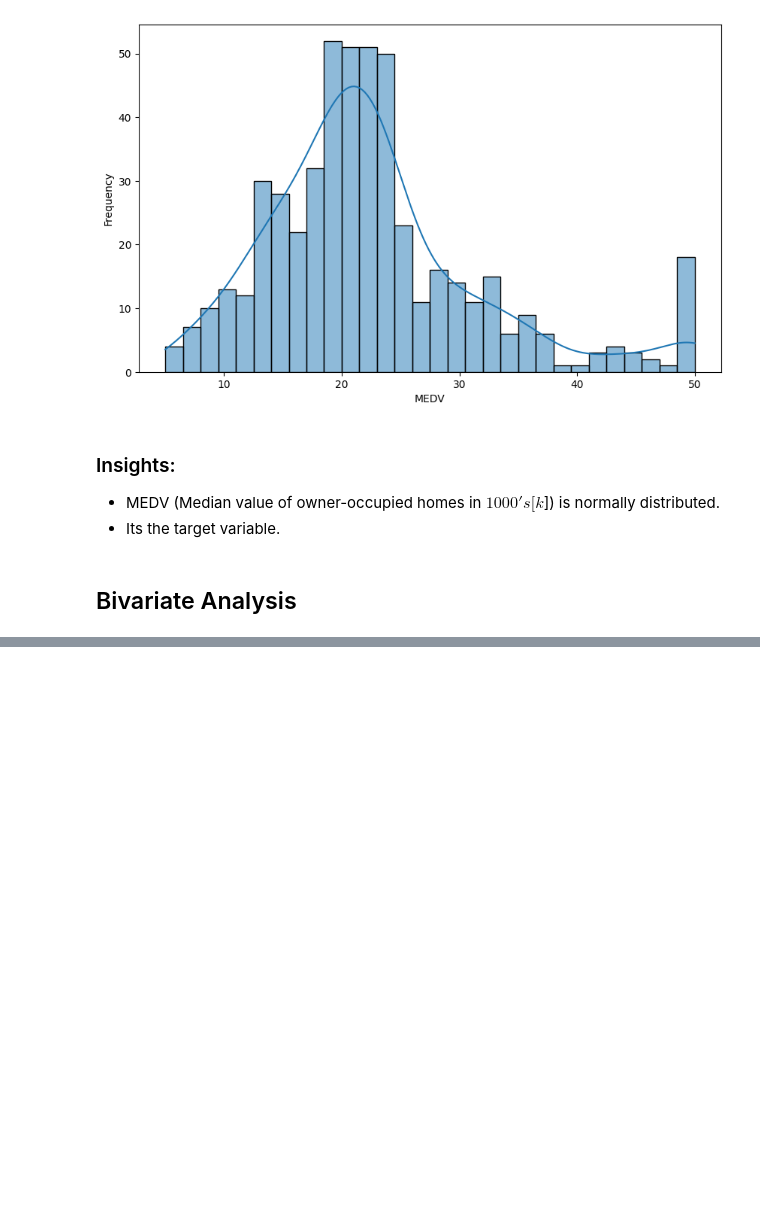
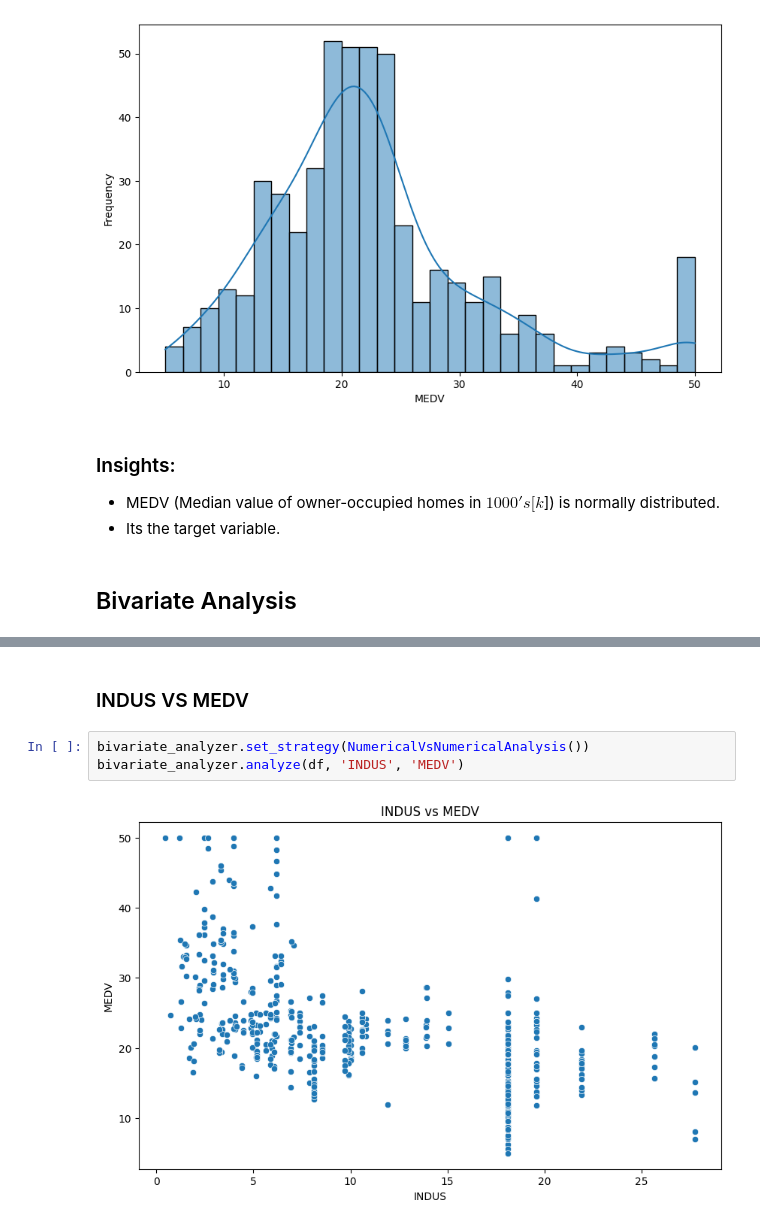
Before and after one commit to Atharv-Verma290/BostonHousingPrediction, a Jupyter notebook: boston-housing-prediction/analysis/EDA.ipynb, the cells around one changed output, grey strips where cells are left out. Drawn from its saved outputs; the diff is of its cells as text; blank space fills up the shorter version.

```diff
--- a/boston-housing-prediction/analysis/EDA.ipynb
+++ b/boston-housing-prediction/analysis/EDA.ipynb
@@ -274,0 +299,7 @@ univariate_analyzer.execute_analysis(df, "MEDV")
+# %% [markdown]
+### INDUS VS MEDV
+# %%
+bivariate_analyzer.set_strategy(NumericalVsNumericalAnalysis())
+bivariate_analyzer.analyze(df, 'INDUS', 'MEDV')
+# %% [output]
+[figure, added]
```
Also changed, not shown: parts of 40 cells of this notebook.
